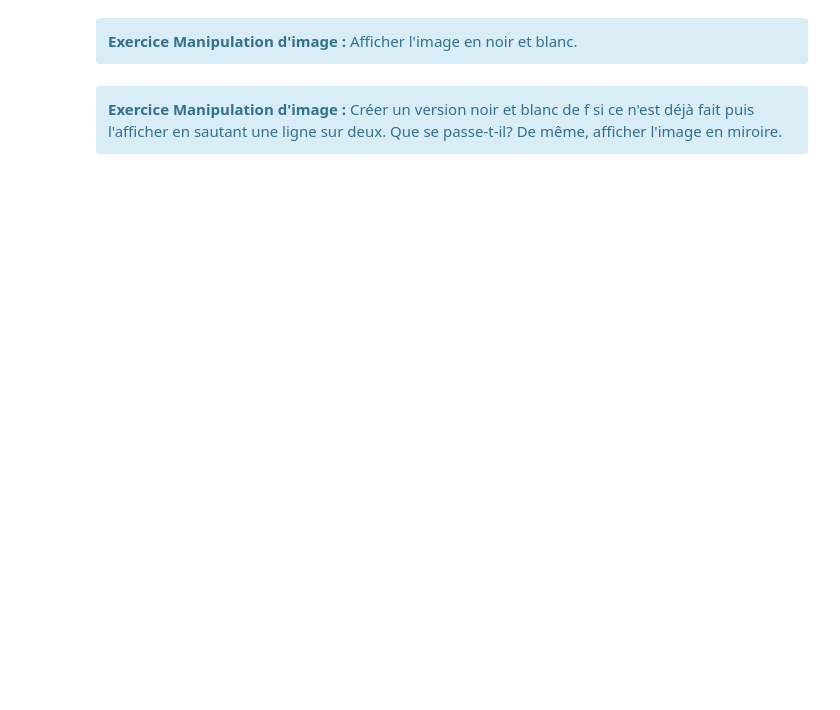
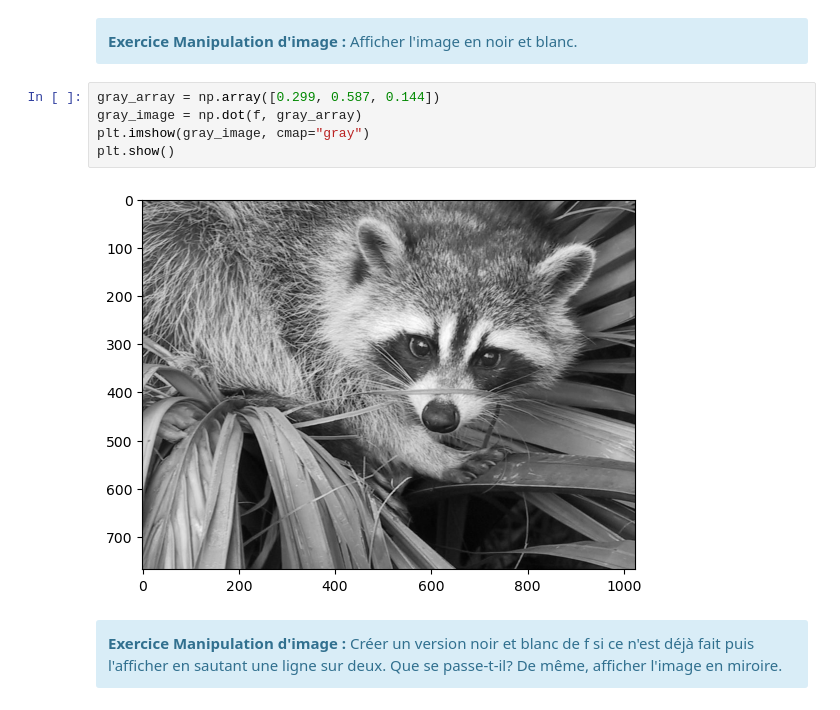
Before and after one commit to ZhenyuPU/AI_ECN, a Jupyter notebook: PAPY/TP3/TP3.1/TP3.1_eleve.ipynb, the cells around one changed output. Saved outputs shown, nothing was run; the diff lists cells and outputs as text; blank space fills up the shorter version.

```diff
--- a/PAPY/TP3/TP3.1/TP3.1_eleve.ipynb
+++ b/PAPY/TP3/TP3.1/TP3.1_eleve.ipynb
@@ -115,6 +211,13 @@ plt.show()
 <div class="alert alert-info" role="alert">
     <b> Exercice Manipulation d'image  :  </b> Afficher l'image en noir et blanc.
 </div>
+# %%
+gray_array = np.array([0.299, 0.587, 0.144])
+gray_image = np.dot(f, gray_array)
+plt.imshow(gray_image, cmap="gray")
+plt.show()
+# %% [output]
+[figure, added]
 # %% [markdown]
 <div class="alert alert-info" role="alert">
     <b> Exercice Manipulation d'image  :  </b> Créer un version noir et blanc de f si ce n'est déjà fait puis l'afficher en sautant une ligne sur deux. Que se passe-t-il?  De même, afficher l'image en miroire.
```
Also changed, not shown: parts of 16 cells of this notebook, 54 other files.
